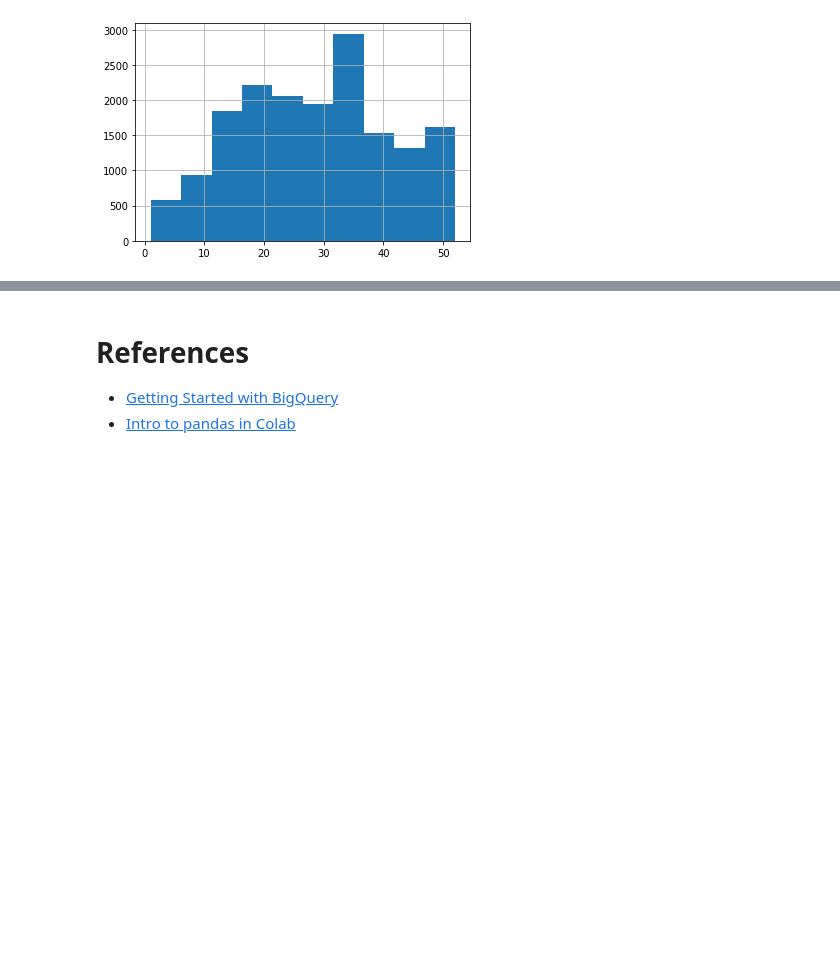
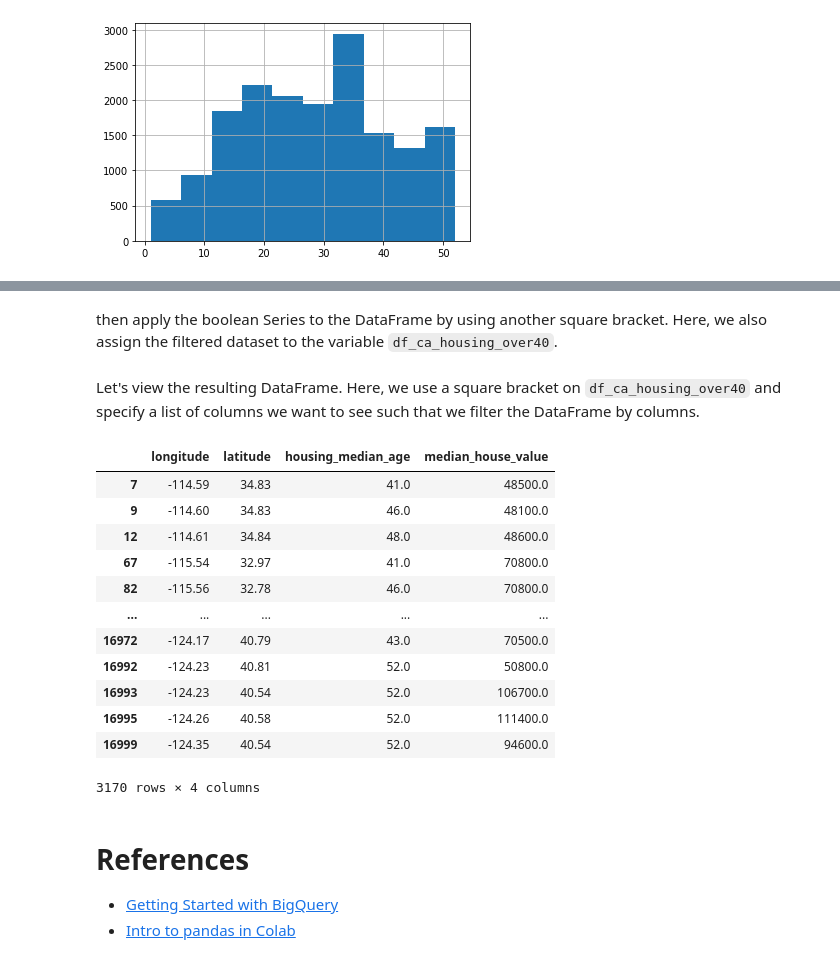
Before and after one commit to nbchan/INMR96-Digital-Health-and-Data-Analytics, a Jupyter notebook: Week_4_Pandas.ipynb, the cells around one changed output, grey strips where cells are left out. Cells and saved outputs as stored; diff of their text form; code cells hidden in the pictures; blank space fills up the shorter version.

```diff
--- a/Week_4_Pandas.ipynb
+++ b/Week_4_Pandas.ipynb
@@ -323,3 +366,25 @@ df_ca_housing['housing_median_age'].hist()
+# %% [markdown]
+then apply the boolean Series to the DataFrame by using another square bracket. Here, we also assign the filtered dataset to the variable `df_ca_housing_over40`.
+# %%
+df_ca_housing_over40 = df_ca_housing[df_ca_housing['housing_median_age'] > 40]
+# %% [markdown]
+Let's view the resulting DataFrame. Here, we use a square bracket on `df_ca_housing_over40` and specify a list of columns we want to see such that we filter the DataFrame by columns.
+# %%
+df_ca_housing_over40[['longitude', 'latitude', 'housing_median_age', 'median_house_value']]
+# %% [output]
+|  | longitude | latitude | housing_median_age | median_house_value |
+| 7 | -114.59 | 34.83 | 41.0 | 48500.0 |
+| 9 | -114.60 | 34.83 | 46.0 | 48100.0 |
+| 12 | -114.61 | 34.84 | 48.0 | 48600.0 |
+| 67 | -115.54 | 32.97 | 41.0 | 70800.0 |
+| 82 | -115.56 | 32.78 | 46.0 | 70800.0 |
+| ... | ... | ... | ... | ... |
+| 16972 | -124.17 | 40.79 | 43.0 | 70500.0 |
+| 16992 | -124.23 | 40.81 | 52.0 | 50800.0 |
+| 16993 | -124.23 | 40.54 | 52.0 | 106700.0 |
+| 16995 | -124.26 | 40.58 | 52.0 | 111400.0 |
+| 16999 | -124.35 | 40.54 | 52.0 | 94600.0 |
+3170 rows × 4 columns
 # %% [markdown]
 # References
 
```
Also changed, not shown: parts of 8 cells of this notebook.
